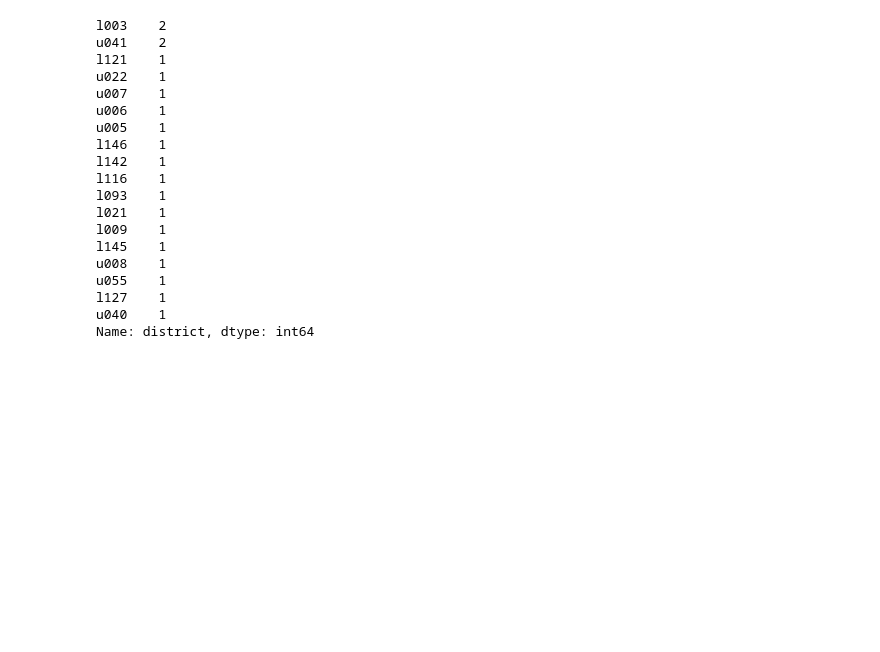
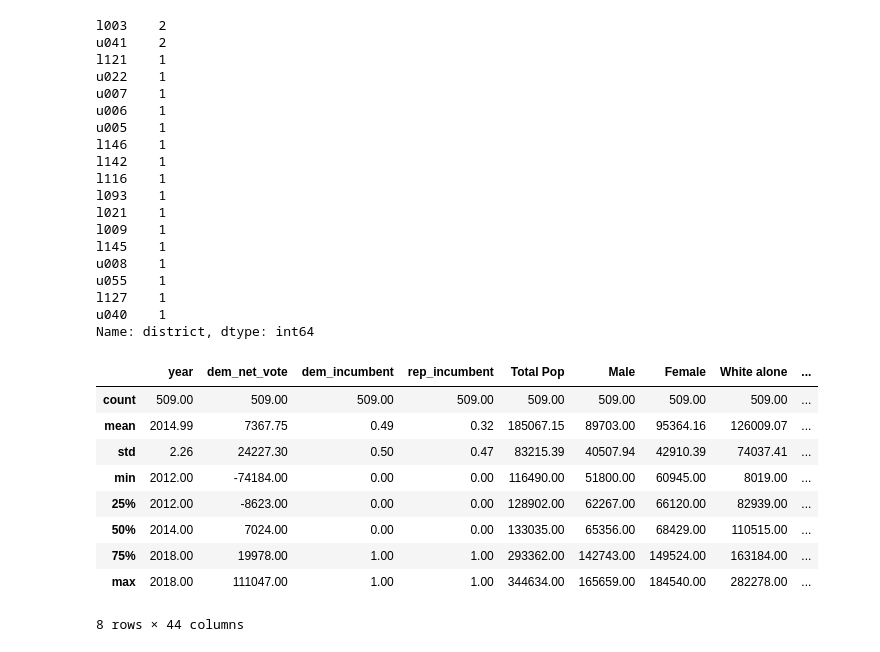
Before and after one commit to stone-ericm/State-Legislature-Election-Modeling, a Jupyter notebook: notebook.ipynb, the cells around one changed output. Saved outputs shown, nothing was run; the diff lists cells and outputs as text; code cells hidden in the pictures; blank space fills up the shorter version.

```diff
--- a/notebook.ipynb
+++ b/notebook.ipynb
@@ -831,0 +868,13 @@ Name: district, dtype: int64
+# %%
+sample.describe()
+# %% [output]
+|  | year | dem_net_vote | dem_incumbent | rep_incumbent | Total Pop | Male | Female | White alone | ... |
+| count | 509.00 | 509.00 | 509.00 | 509.00 | 509.00 | 509.00 | 509.00 | 509.00 | ... |
+| mean | 2014.99 | 7367.75 | 0.49 | 0.32 | 185067.15 | 89703.00 | 95364.16 | 126009.07 | ... |
+| std | 2.26 | 24227.30 | 0.50 | 0.47 | 83215.39 | 40507.94 | 42910.39 | 74037.41 | ... |
+| min | 2012.00 | -74184.00 | 0.00 | 0.00 | 116490.00 | 51800.00 | 60945.00 | 8019.00 | ... |
+| 25% | 2012.00 | -8623.00 | 0.00 | 0.00 | 128902.00 | 62267.00 | 66120.00 | 82939.00 | ... |
+| 50% | 2014.00 | 7024.00 | 0.00 | 0.00 | 133035.00 | 65356.00 | 68429.00 | 110515.00 | ... |
+| 75% | 2018.00 | 19978.00 | 1.00 | 1.00 | 293362.00 | 142743.00 | 149524.00 | 163184.00 | ... |
+| max | 2018.00 | 111047.00 | 1.00 | 1.00 | 344634.00 | 165659.00 | 184540.00 | 282278.00 | ... |
+8 rows × 44 columns
```
Also changed, not shown: parts of 36 cells of this notebook.
